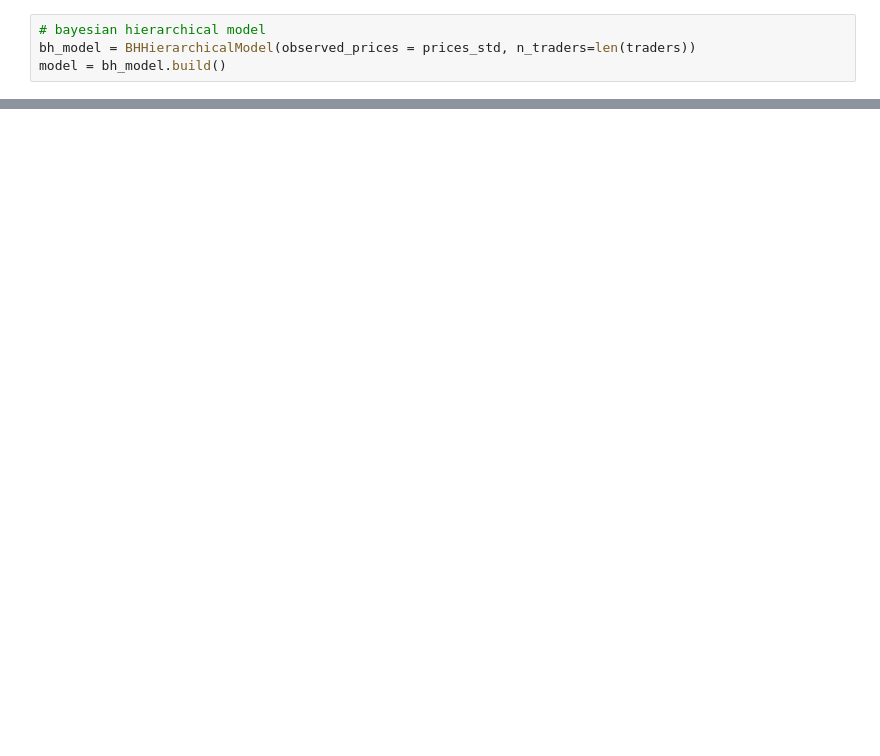
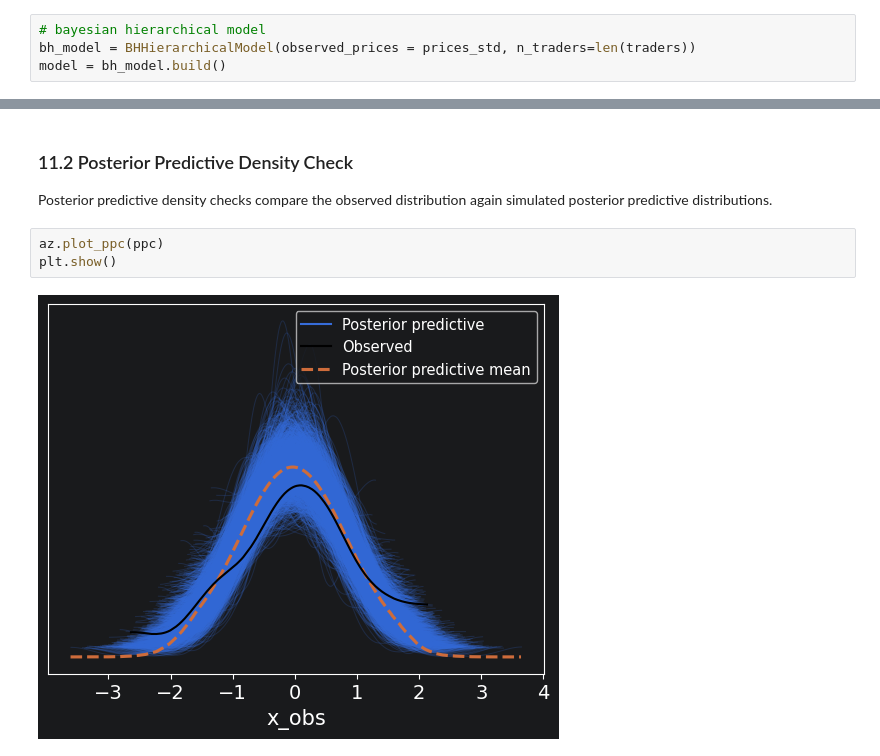
Before and after one commit to minhokg/bh-agent-model, a Jupyter notebook: src/bh_agent_model/analysis/bh_hierarchical_model/bh_hierarchical_model_analysis.ipynb, the cells around one changed output, grey strips where cells are left out. Drawn from its saved outputs; the diff is of its cells as text; blank space fills up the shorter version.

```diff
--- a/src/bh_agent_model/analysis/bh_hierarchical_model/bh_hierarchical_model_analysis.ipynb
+++ b/src/bh_agent_model/analysis/bh_hierarchical_model/bh_hierarchical_model_analysis.ipynb
@@ -171,0 +384,9 @@ plt.show()
+# %% [markdown]
+### 11.2 Posterior Predictive Density Check
+
+Posterior predictive density checks compare the observed distribution again simulated posterior predictive distributions.
+# %%
+az.plot_ppc(ppc)
+plt.show()
+# %% [output]
+[figure, added]
```
Also changed, not shown: parts of 35 cells of this notebook.
